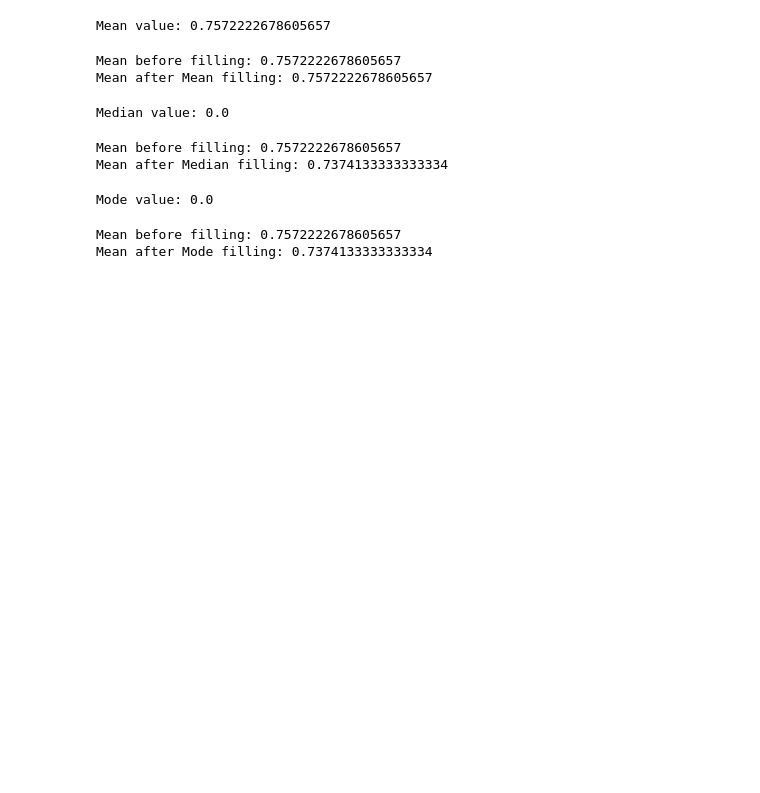
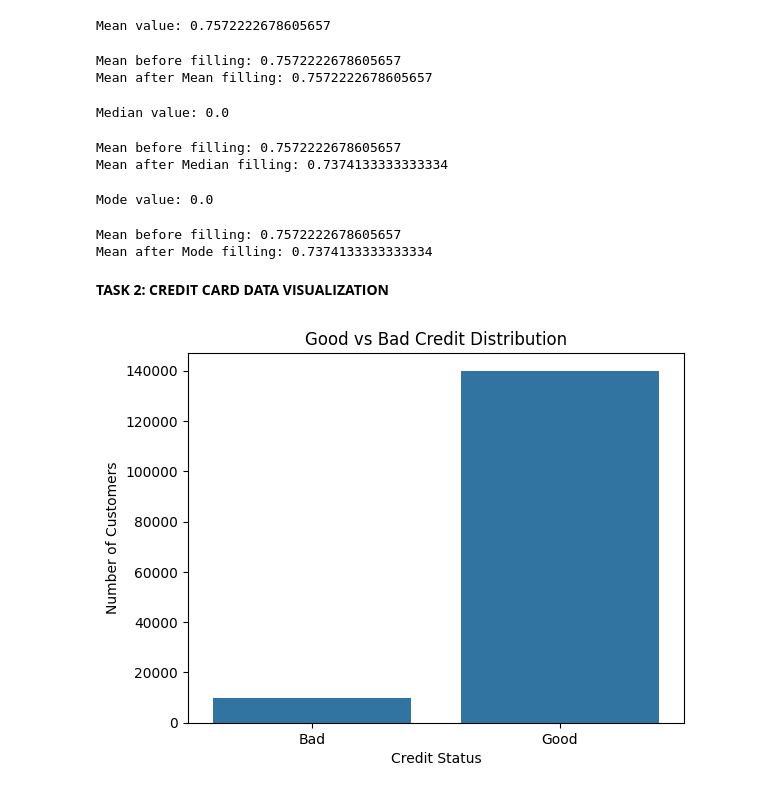
Before and after one commit to Sakshi-HC-Gowda/Data-Science-and-Gen-AI, a Jupyter notebook: creditcard.ipynb, the cells around one changed output. Drawn from its saved outputs; the diff is of its cells as text; code cells hidden in the pictures; blank space fills up the shorter version.

```diff
--- a/creditcard.ipynb
+++ b/creditcard.ipynb
@@ -428,3 +428,5 @@ print("Mean after Mode filling:", mean_after_mode)
 # %% [output]
 Mean before filling: 0.7572222678605657
 Mean after Mode filling: 0.7374133333333334
+# %% [markdown]
+**TASK 2: CREDIT CARD DATA VISUALIZATION**
@@ -430,0 +436,8 @@ Mean after Mode filling: 0.7374133333333334
+# %%
+sns.countplot(x="Good_Bad",data=df)
+plt.title("Good vs Bad Credit Distribution")
+plt.xlabel("Credit Status")
+plt.ylabel("Number of Customers")
+plt.show()
+# %% [output]
+[figure, added]
```
Also changed, not shown: parts of 8 cells of this notebook.
